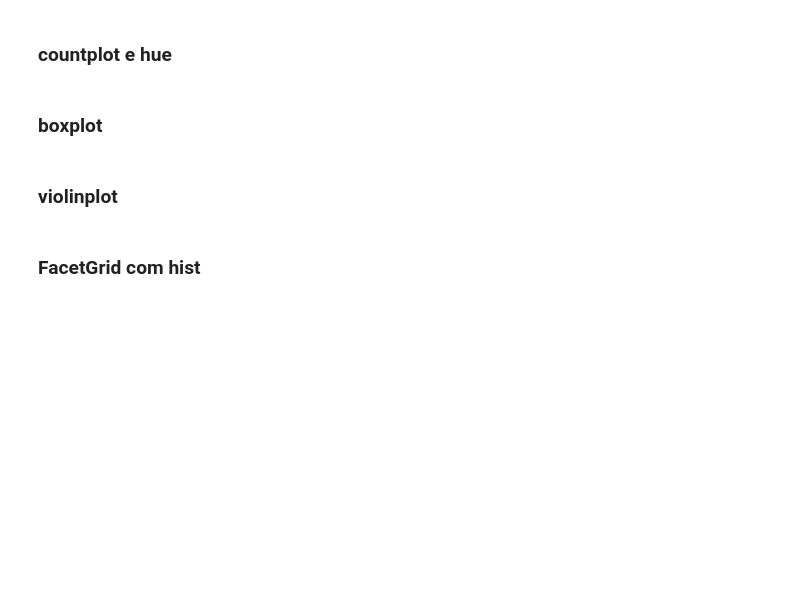
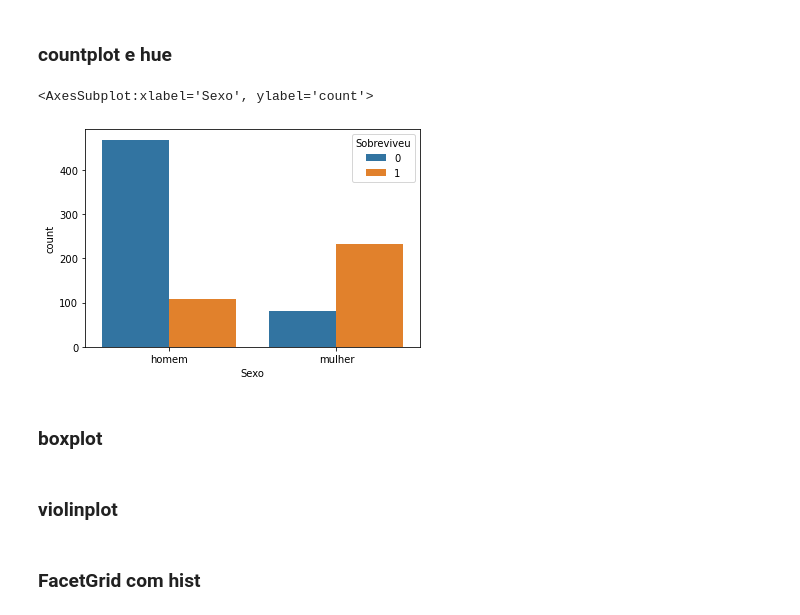
Before and after one commit to lucasabrantes1/studySpace, a Jupyter notebook: Udemy/DataScienceeMachineLearningcomEstatísticaePython/05 - Visualizacao de Dados/Visualização de Dados - Vazio.ipynb, the cells around one changed output. Cells and saved outputs as stored; diff of their text form; code cells hidden in the pictures; blank space fills up the shorter version.

```diff
--- a/Udemy/DataScienceeMachineLearningcomEstatísticaePython/05 - Visualizacao de Dados/Visualização de Dados - Vazio.ipynb
+++ b/Udemy/DataScienceeMachineLearningcomEstatísticaePython/05 - Visualizacao de Dados/Visualização de Dados - Vazio.ipynb
@@ -92,5 +131,10 @@ array([<AxesSubplot:>, <AxesSubplot:>], dtype=object)
 # %% [markdown]
 ### countplot  e hue
+# %%
+sns.countplot('Sobreviveu', hue='Sexo', data=data)
+# %% [output]
+<AxesSubplot:xlabel='Sexo', ylabel='count'>
+[figure, added]
 # %% [markdown]
 ### boxplot
 # %% [markdown]
```
Also changed, not shown: parts of 7 cells of this notebook.
